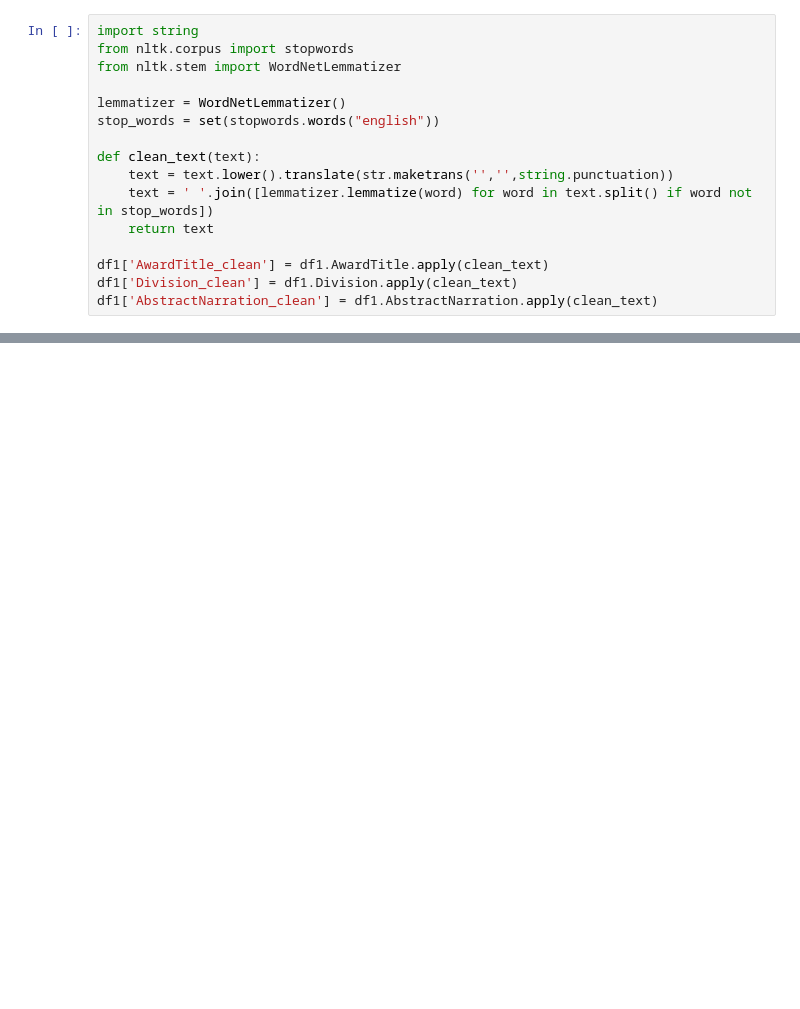
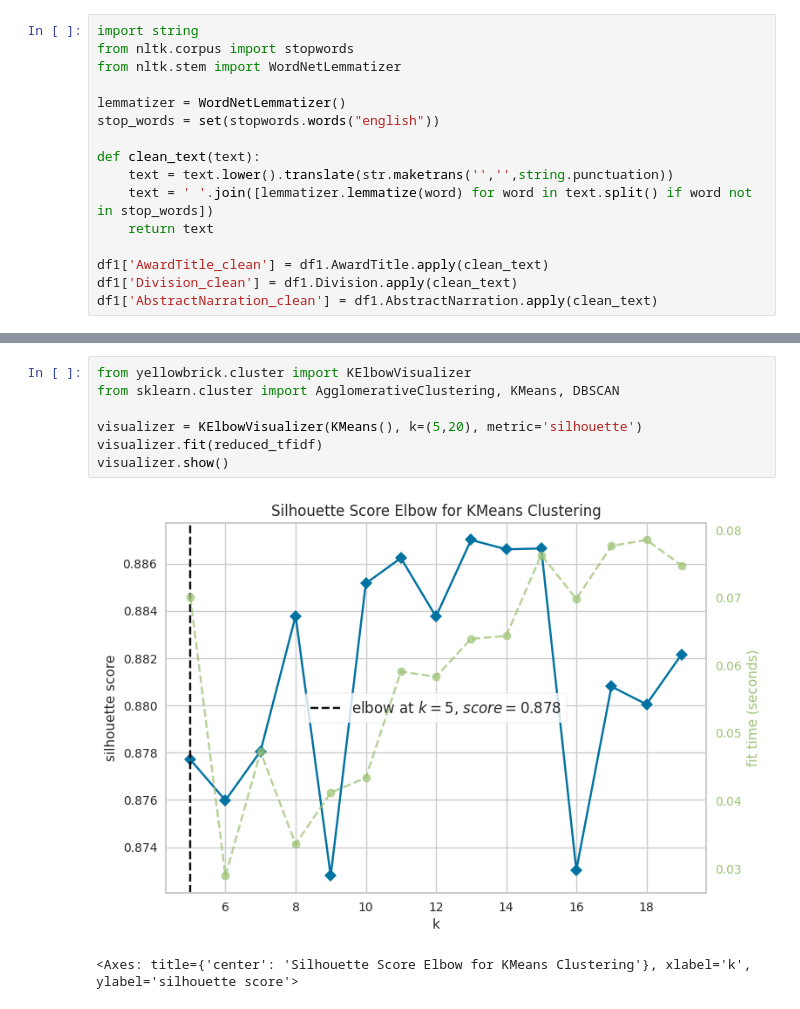
Before and after one commit to EdRome/GlobantChallenge, a Jupyter notebook: challengeglobant.ipynb, the cells around one changed output, grey strips where cells are left out. Cells and saved outputs as stored; diff of their text form; blank space fills up the shorter version.

```diff
--- a/challengeglobant.ipynb
+++ b/challengeglobant.ipynb
@@ -384,0 +458,10 @@ plt.show()
+# %%
+from yellowbrick.cluster import KElbowVisualizer
+from sklearn.cluster import AgglomerativeClustering, KMeans, DBSCAN
+
+visualizer = KElbowVisualizer(KMeans(), k=(5,20), metric='silhouette')
+visualizer.fit(reduced_tfidf)
+visualizer.show()
+# %% [output]
+[figure, added]
+<Axes: title={'center': 'Silhouette Score Elbow for KMeans Clustering'}, xlabel='k', ylabel='silhouette score'>
```
Also changed, not shown: parts of 35 cells of this notebook.
